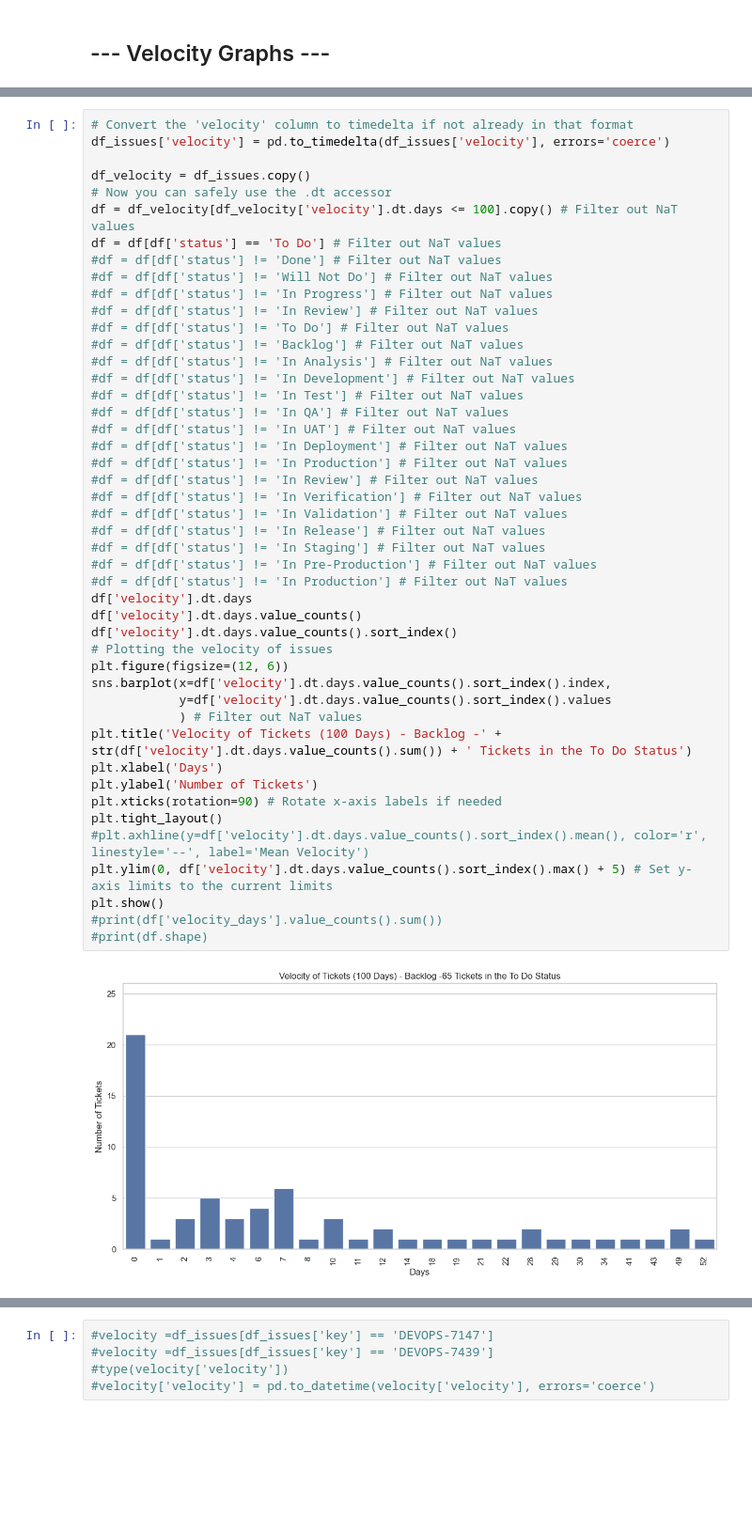
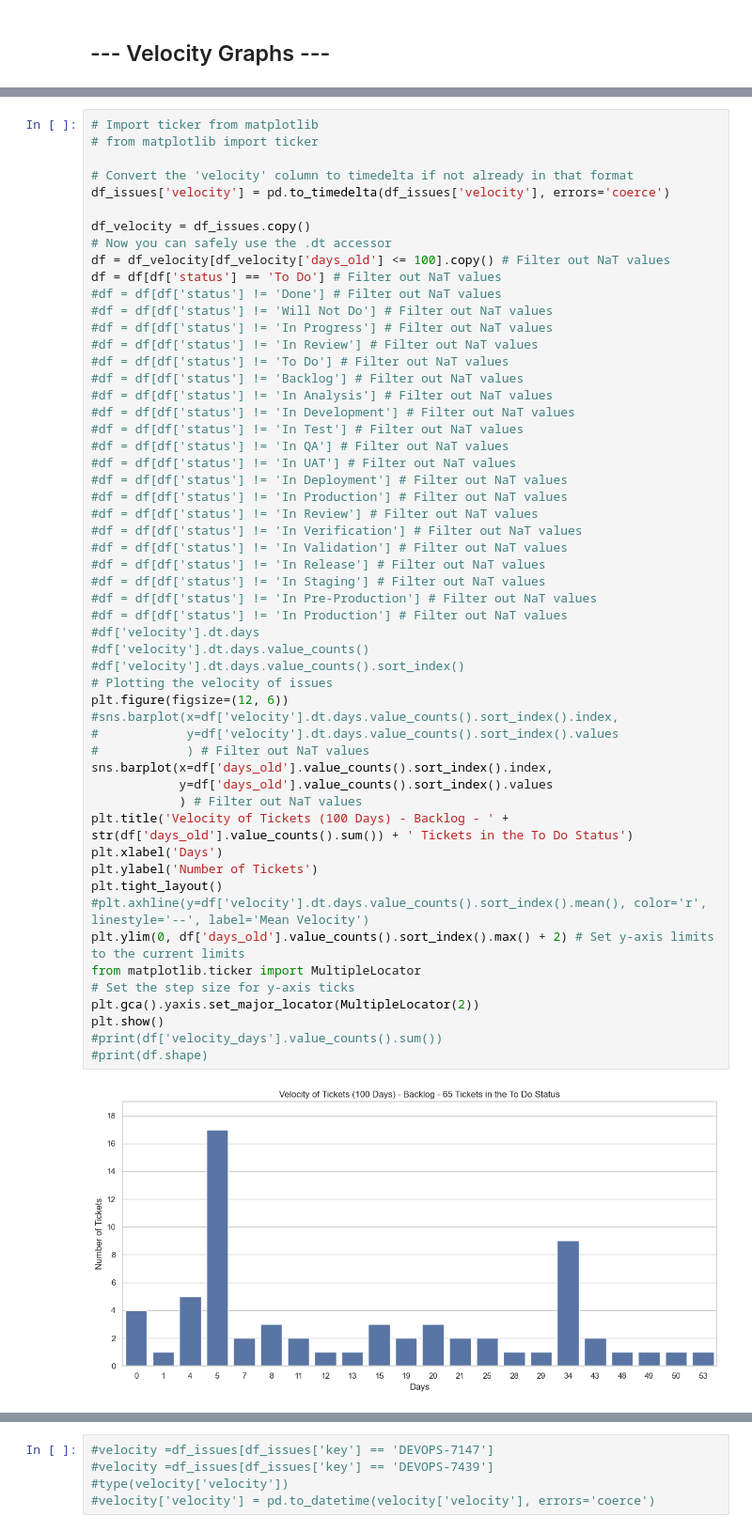
Before and after one commit to jorgeerodriguez/Jira, a Jupyter notebook: Jira.ipynb, the cells around one changed output, grey strips where cells are left out. Shown at 94% size. Drawn from its saved outputs; the diff is of its cells as text; blank space fills up the shorter version.

```diff
--- a/Jira.ipynb
+++ b/Jira.ipynb
@@ -1620,48 +1627,56 @@ Passing `palette` without assigning `hue` is deprecated and will be removed in v
 # %%
+# Import ticker from matplotlib
+# from matplotlib import ticker
+
 # Convert the 'velocity' column to timedelta if not already in that format
 df_issues['velocity'] = pd.to_timedelta(df_issues['velocity'], errors='coerce')
 
 df_velocity = df_issues.copy()
 # Now you can safely use the .dt accessor
-df = df_velocity[df_velocity['velocity'].dt.days <= 100].copy() # Filter out NaT values
+df = df_velocity[df_velocity['days_old'] <= 100].copy() # Filter out NaT values
 df = df[df['status'] == 'To Do'] # Filter out NaT values
 #df = df[df['status'] != 'Done'] # Filter out NaT values
 #df = df[df['status'] != 'Will Not Do'] # Filter out NaT values
 #df = df[df['status'] != 'In Progress'] # Filter out NaT values
 #df = df[df['status'] != 'In Review'] # Filter out NaT values
 #df = df[df['status'] != 'To Do'] # Filter out NaT values
 #df = df[df['status'] != 'Backlog'] # Filter out NaT values
 #df = df[df['status'] != 'In Analysis'] # Filter out NaT values
 #df = df[df['status'] != 'In Development'] # Filter out NaT values
 #df = df[df['status'] != 'In Test'] # Filter out NaT values
 #df = df[df['status'] != 'In QA'] # Filter out NaT values
 #df = df[df['status'] != 'In UAT'] # Filter out NaT values
 #df = df[df['status'] != 'In Deployment'] # Filter out NaT values
 #df = df[df['status'] != 'In Production'] # Filter out NaT values
 #df = df[df['status'] != 'In Review'] # Filter out NaT values
 #df = df[df['status'] != 'In Verification'] # Filter out NaT values
 #df = df[df['status'] != 'In Validation'] # Filter out NaT values
 #df = df[df['status'] != 'In Release'] # Filter out NaT values
 #df = df[df['status'] != 'In Staging'] # Filter out NaT values
 #df = df[df['status'] != 'In Pre-Production'] # Filter out NaT values
 #df = df[df['status'] != 'In Production'] # Filter out NaT values
-df['velocity'].dt.days
-df['velocity'].dt.days.value_counts()
-df['velocity'].dt.days.value_counts().sort_index()
+#df['velocity'].dt.days
+#df['velocity'].dt.days.value_counts()
+#df['velocity'].dt.days.value_counts().sort_index()
 # Plotting the velocity of issues
 plt.figure(figsize=(12, 6))
-sns.barplot(x=df['velocity'].dt.days.value_counts().sort_index().index,
-            y=df['velocity'].dt.days.value_counts().sort_index().values
+#sns.barplot(x=df['velocity'].dt.days.value_counts().sort_index().index,
+#            y=df['velocity'].dt.days.value_counts().sort_index().values
+#            ) # Filter out NaT values
+sns.barplot(x=df['days_old'].value_counts().sort_index().index,
+            y=df['days_old'].value_counts().sort_index().values
             ) # Filter out NaT values
-plt.title('Velocity of Tickets (100 Days) - Backlog -' + str(df['velocity'].dt.days.value_counts().sum()) + ' Tickets in the To Do Status')
+plt.title('Velocity of Tickets (100 Days) - Backlog - ' + str(df['days_old'].value_counts().sum()) + ' Tickets in the To Do Status')
 plt.xlabel('Days')
 plt.ylabel('Number of Tickets')
-plt.xticks(rotation=90) # Rotate x-axis labels if needed
 plt.tight_layout()
 #plt.axhline(y=df['velocity'].dt.days.value_counts().sort_index().mean(), color='r', linestyle='--', label='Mean Velocity')
-plt.ylim(0, df['velocity'].dt.days.value_counts().sort_index().max() + 5) # Set y-axis limits to the current limits
+plt.ylim(0, df['days_old'].value_counts().sort_index().max() + 2) # Set y-axis limits to the current limits
+from matplotlib.ticker import MultipleLocator
+# Set the step size for y-axis ticks
+plt.gca().yaxis.set_major_locator(MultipleLocator(2))
 plt.show()
 #print(df['velocity_days'].value_counts().sum())
 #print(df.shape)
 # %% [output]
-[figure, old version]
+[figure, new version]
```
Also changed, not shown: parts of 23 cells of this notebook.
